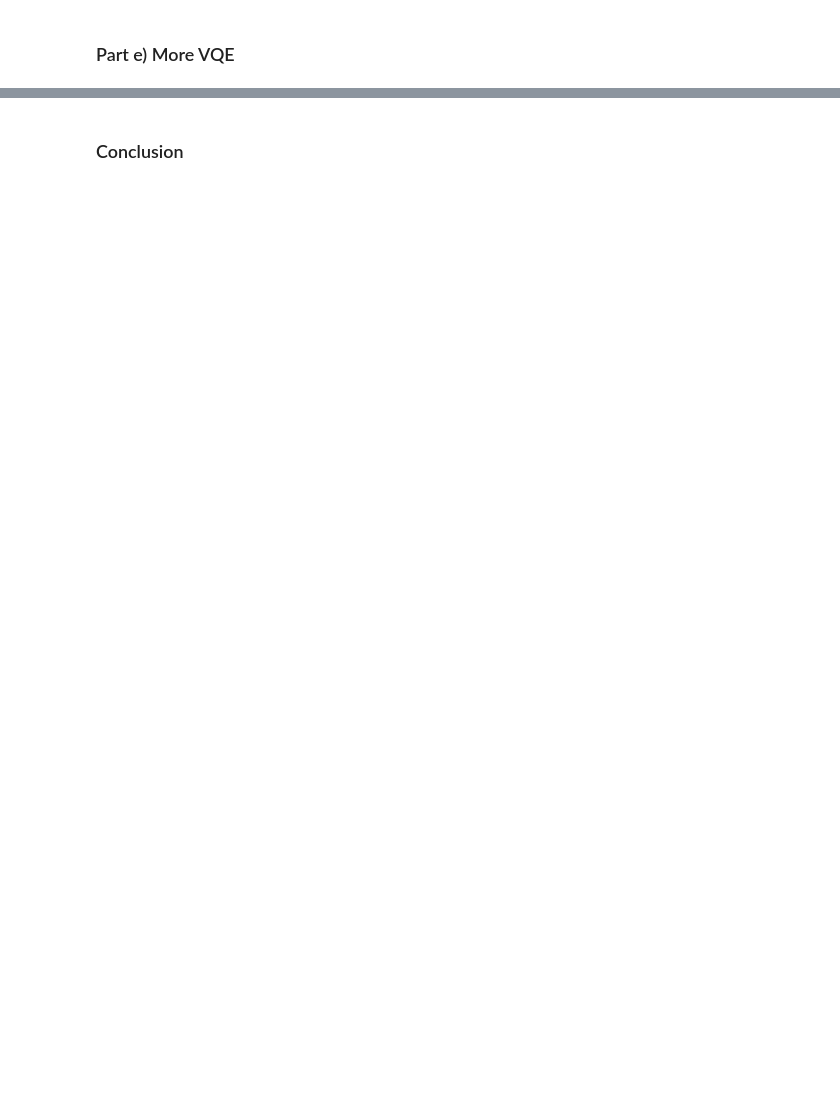
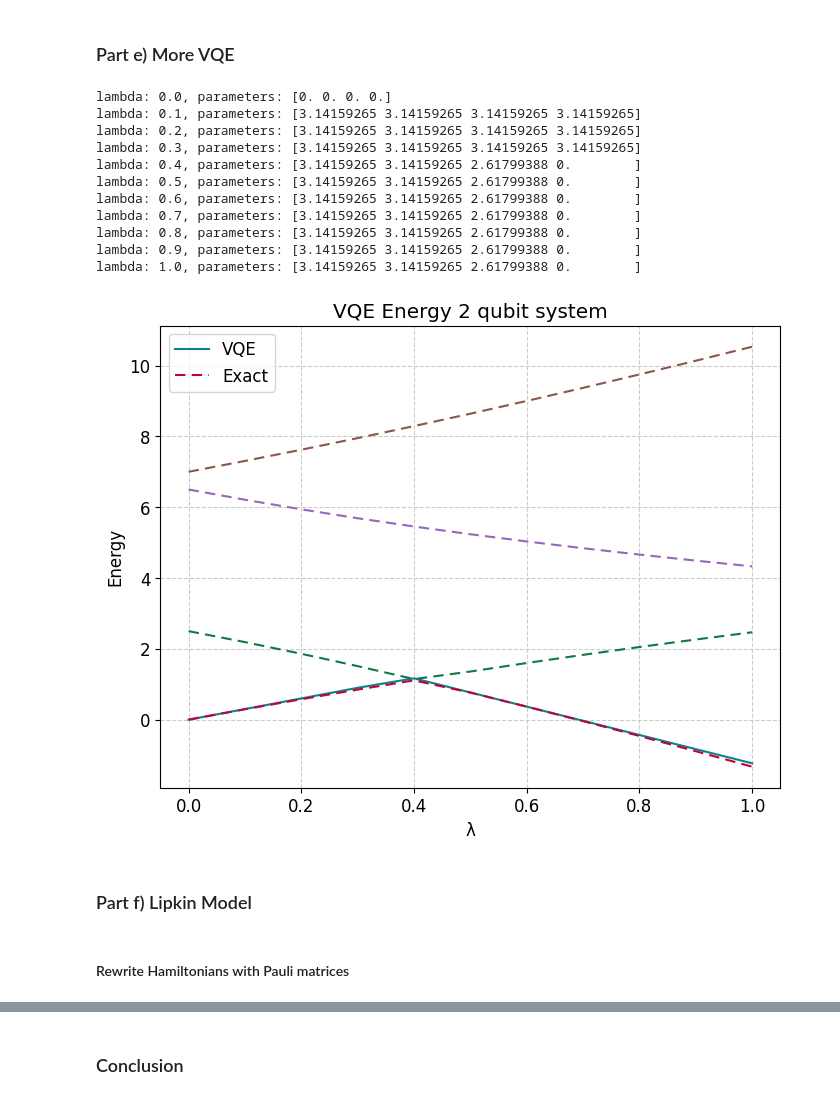
Before and after one commit to hishemok/FYS5419, a Jupyter notebook: Project1.ipynb, the cells around one changed output, grey strips where cells are left out. Cells and saved outputs as stored; diff of their text form; code cells hidden in the pictures; blank space fills up the shorter version.

```diff
--- a/Project1.ipynb
+++ b/Project1.ipynb
@@ -486,0 +485,63 @@ import
+# %%
+import itertools
+
+def ansatz_circuit(params: np.array) -> np.array:
+    """
+    Returns the state by the ansatz circuit
+    """
+    theta0, theta1, phi0, phi1 = params
+    state = q00
+
+
+    state = CNOT @ np.kron(R_y(phi0),R_y(phi1)) @ np.kron(R_x(theta0),R_x(theta1)) @ state
+
+    return state
+
+def exp_val(params: np.array, lam: float) -> float:
+    """
+    Returns the expectation value for a given set of parameters and lambda
+    """
+    psi = ansatz_circuit(params)
+    return np.real(psi.conj().T @ Hamiltonian(lam) @ psi)
+
+lam_vals = np.linspace(0,1,11)
+
+vqe_energies = np.zeros(len(lam_vals))
+
+for i,l in enumerate(lam_vals):
+    energies = []
+    min_params = 5,5,5,5
+    for param1, param2, param3, param4 in itertools.product(np.linspace(0,np.pi,7),repeat=4):
+        params = np.array([param1,param2,param3,param4])
+
+        energies.append(exp_val(params,l))
+        if exp_val(params,l) == min(energies):
+            min_params = params
+    vqe_energies[i] = min(energies)
+    print(f"lambda: {l:.1f}, parameters: {min_params}")
+
+
+plt.plot(lam_vals, vqe_energies)
+plt.plot(lam_vals,eigenvalues,linestyle = (0,(5,3)))
+plt.legend(["VQE","Exact"])
+plt.xlabel("λ")
+plt.ylabel("Energy")
+plt.title("VQE Energy 2 qubit system")
+plt.show()
+# %% [output]
+lambda: 0.0, parameters: [0. 0. 0. 0.]
+lambda: 0.1, parameters: [3.14159265 3.14159265 3.14159265 3.14159265]
+lambda: 0.2, parameters: [3.14159265 3.14159265 3.14159265 3.14159265]
+lambda: 0.3, parameters: [3.14159265 3.14159265 3.14159265 3.14159265]
+lambda: 0.4, parameters: [3.14159265 3.14159265 2.61799388 0.        ]
+lambda: 0.5, parameters: [3.14159265 3.14159265 2.61799388 0.        ]
+lambda: 0.6, parameters: [3.14159265 3.14159265 2.61799388 0.        ]
+lambda: 0.7, parameters: [3.14159265 3.14159265 2.61799388 0.        ]
+lambda: 0.8, parameters: [3.14159265 3.14159265 2.61799388 0.        ]
+lambda: 0.9, parameters: [3.14159265 3.14159265 2.61799388 0.        ]
+lambda: 1.0, parameters: [3.14159265 3.14159265 2.61799388 0.        ]
+[figure, added]
+# %% [markdown]
+### Part f) Lipkin Model
+# %% [markdown]
+#### Rewrite Hamiltonians with Pauli matrices
```
Also changed, not shown: parts of 8 cells of this notebook.
